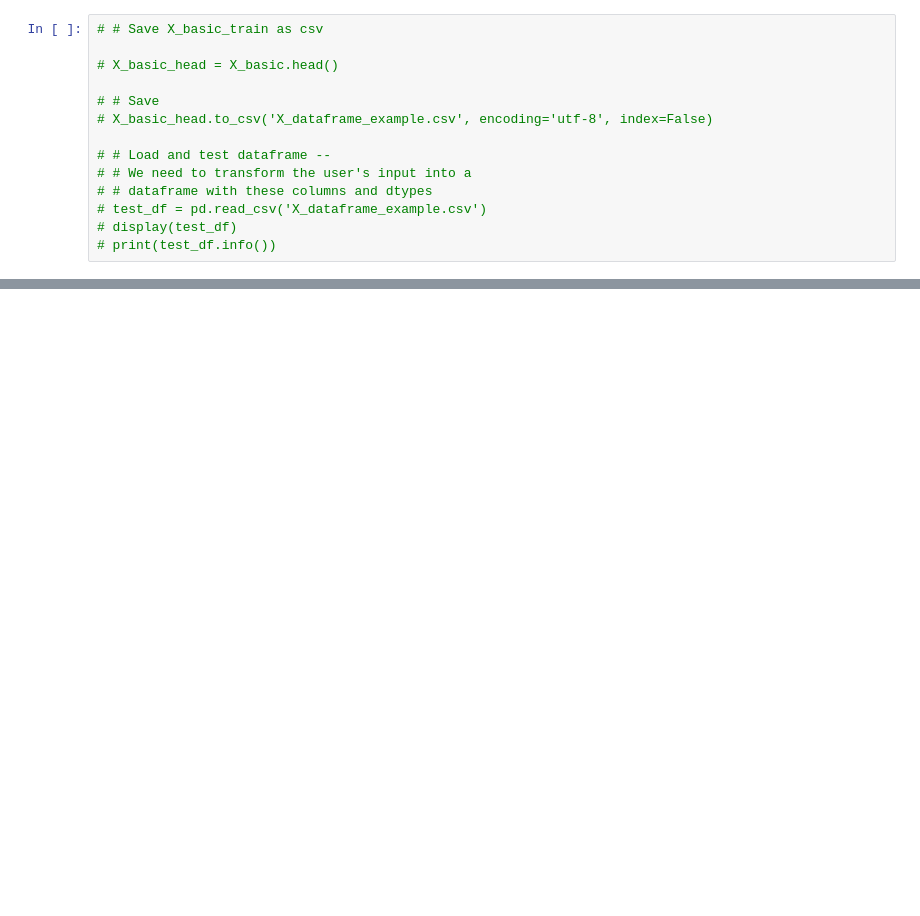
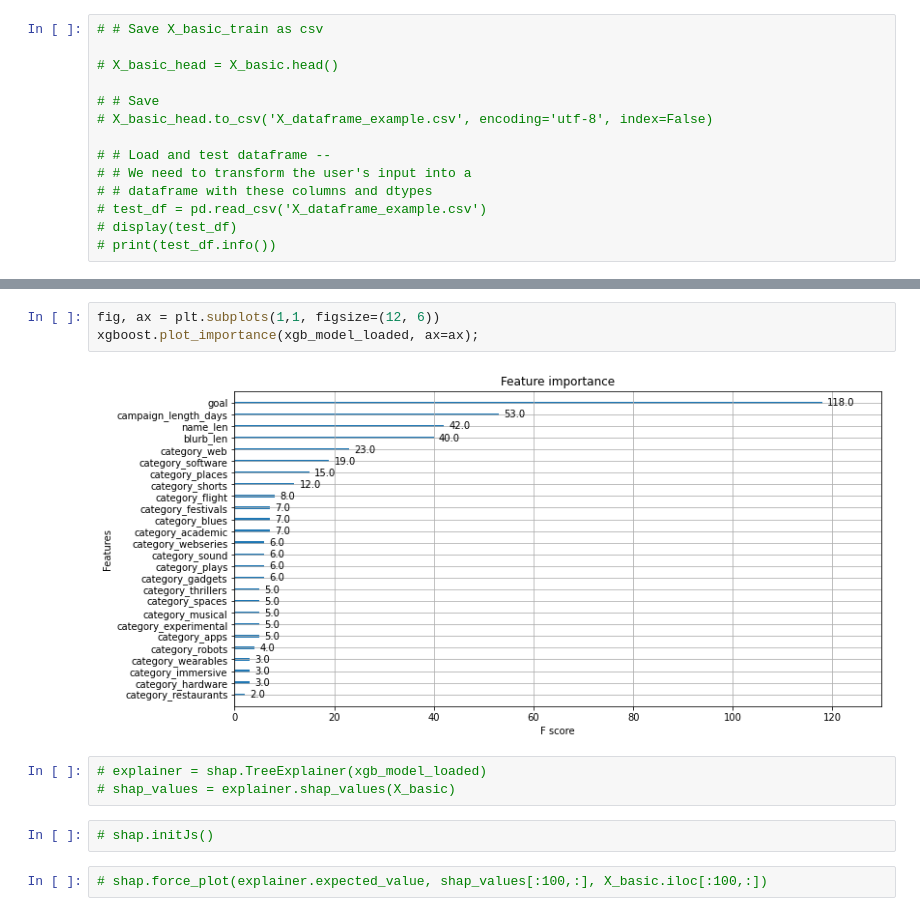
Before and after one commit to Kickstarter-Build-Week/Project, a Jupyter notebook: text_files/Kickstarter_2.ipynb, the cells around one changed output, grey strips where cells are left out. Cells and saved outputs as stored; diff of their text form; blank space fills up the shorter version.

```diff
--- a/text_files/Kickstarter_2.ipynb
+++ b/text_files/Kickstarter_2.ipynb
@@ -385,0 +402,12 @@ array([0])
+# %%
+fig, ax = plt.subplots(1,1, figsize=(12, 6))
+xgboost.plot_importance(xgb_model_loaded, ax=ax);
+# %% [output]
+[figure, added]
+# %%
+# explainer = shap.TreeExplainer(xgb_model_loaded)
+# shap_values = explainer.shap_values(X_basic)
+# %%
+# shap.initJs()
+# %%
+# shap.force_plot(explainer.expected_value, shap_values[:100,:], X_basic.iloc[:100,:])
```
Also changed, not shown: parts of 15 cells of this notebook, 2 other files.
